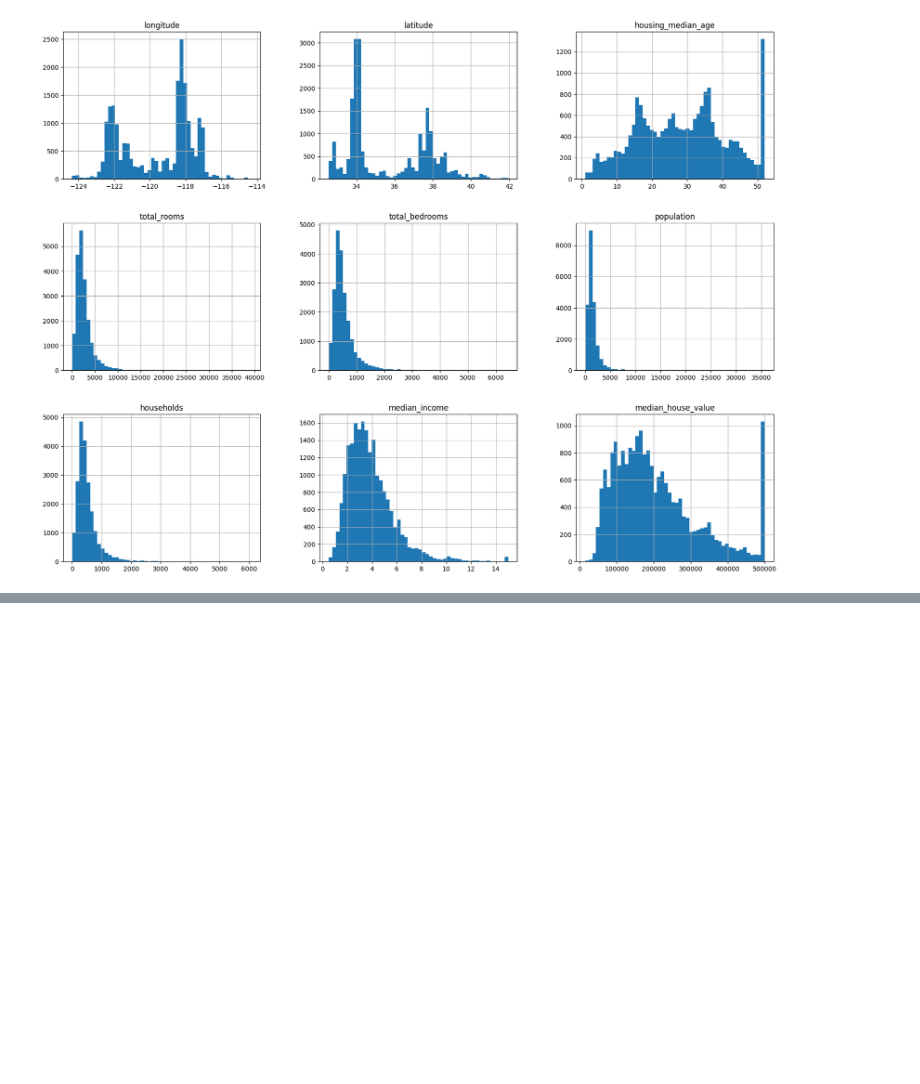
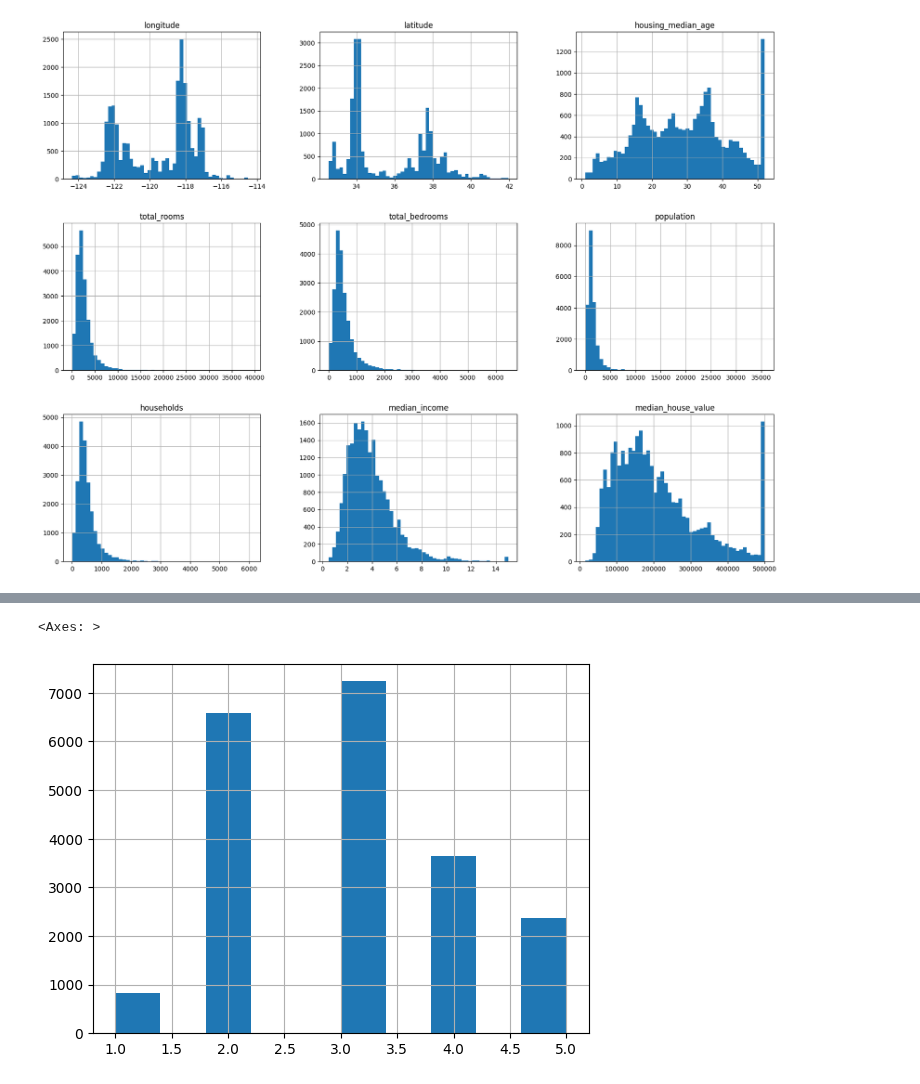
Before and after one commit to DougFigueroa/machine-learning-notebooks, a Jupyter notebook: linear_regression_housing/Housing.ipynb, the cells around one changed output, grey strips where cells are left out. Saved outputs shown, nothing was run; the diff lists cells and outputs as text; code cells hidden in the pictures; blank space fills up the shorter version.

Commit message:
Add stratfied split for test and training data

```diff
--- a/linear_regression_housing/Housing.ipynb
+++ b/linear_regression_housing/Housing.ipynb
@@ -116,0 +132,7 @@ Size of the test set: 4128
+# %%
+# median income is a continuos number, we will convert it into categorical data using pd.cut
+# this will creates groups for example: Group 1 for median income from 0 to 1.5)
+housing['income_cat'] = pd.cut(housing['median_income'],
+                              bins=[0.,1.5,3.0,4.5,6, np.inf],
+                              labels=[1,2,3,4,5])
+housing[['median_income','income_cat']]
@@ -116,0 +153,5 @@ Size of the test set: 4128
+# %%
+housing['income_cat'].hist()
+# %% [output]
+<Axes: >
+[figure, added]
```
Also changed, not shown: parts of 13 cells of this notebook.
